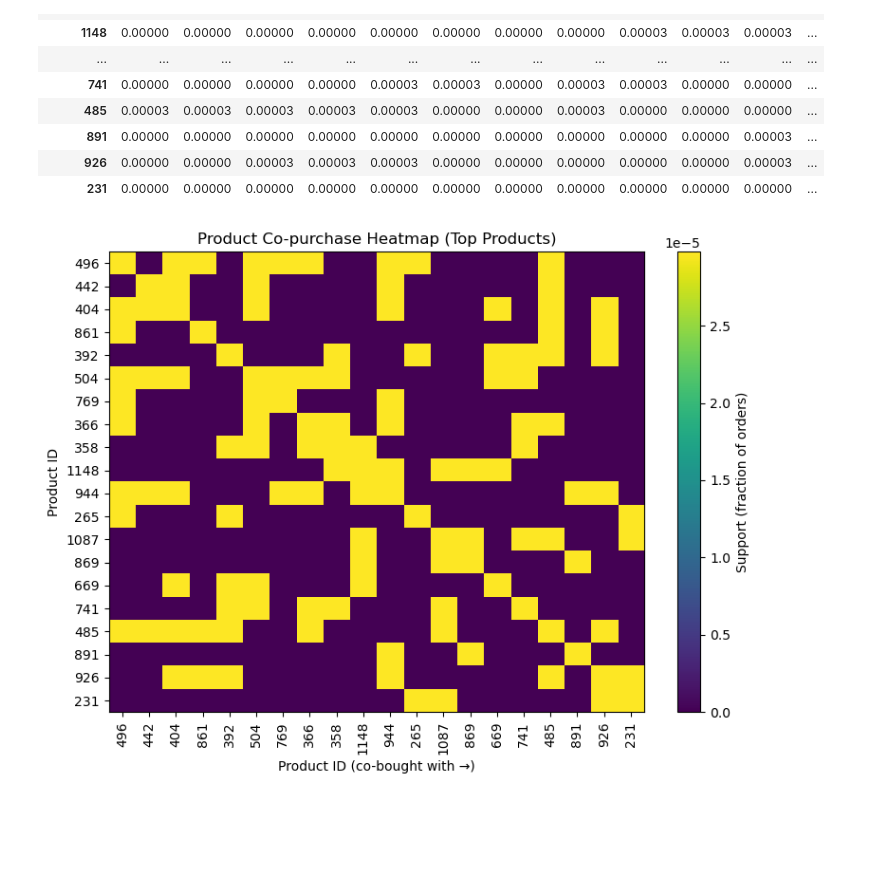
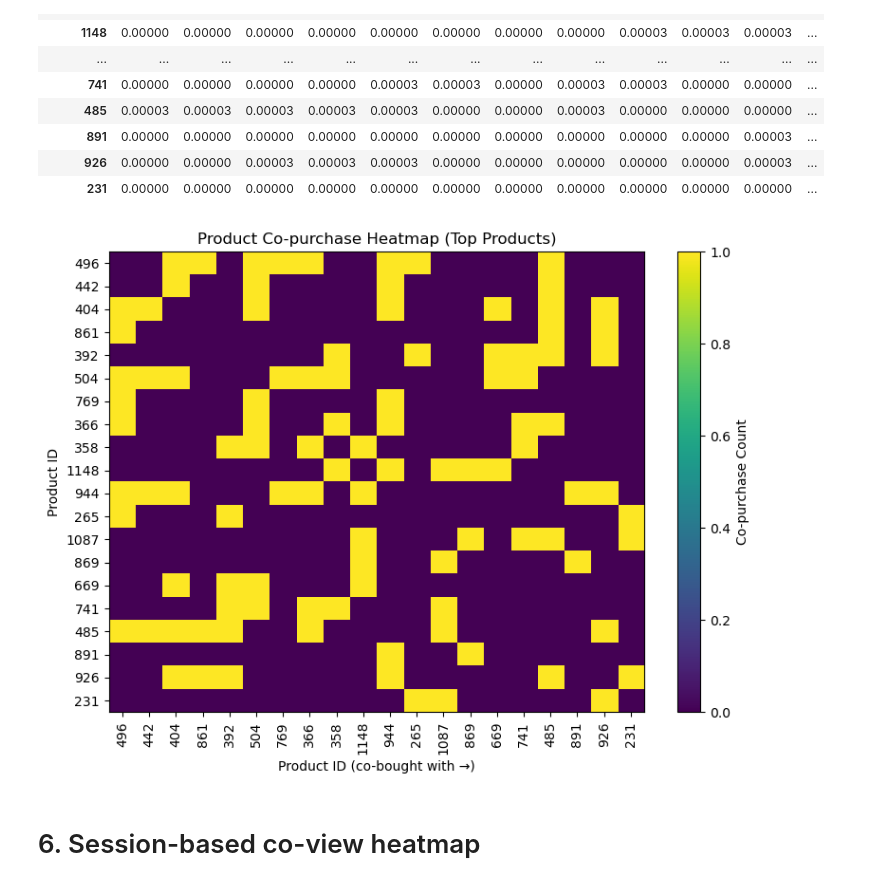
Before and after one commit to lauren-haan-gilbert/customer-behaviour-insight-engine, a Jupyter notebook: notebooks/05_association_rules.ipynb, the cells around one changed output. Saved outputs shown, nothing was run; the diff lists cells and outputs as text; code cells hidden in the pictures; blank space fills up the shorter version.

Commit message:
Updated Heatmap

```diff
--- a/notebooks/05_association_rules.ipynb
+++ b/notebooks/05_association_rules.ipynb
@@ -475,26 +475,28 @@ co_support
 # %%
 # ---- Plot the co-purchase heatmap ----
 
+# Co-purchase counts matrix
+co_counts = subset.T.dot(subset)
+
+# Zero out the diagonal (product with itself)
+np.fill_diagonal(co_counts.values, 0)
+
 plt.figure(figsize=(8, 6))
 
-# co_support is a square matrix: rows = product_id, cols = product_id
-plt.imshow(co_support, aspect="auto")
-plt.colorbar(label="Support (fraction of orders)")
+np.fill_diagonal(co_counts.values, 0)
 
-plt.xticks(
-    ticks=range(len(top_products)),
-    labels=top_products,
-    rotation=90
-)
-plt.yticks(
-    ticks=range(len(top_products)),
-    labels=top_products
-)
+plt.imshow(co_counts, aspect="auto", cmap="viridis")
+plt.colorbar(label="Co-purchase Count")
+
+plt.xticks(range(len(top_products)), top_products, rotation=90)
+plt.yticks(range(len(top_products)), top_products)
 
 plt.title("Product Co-purchase Heatmap (Top Products)")
 plt.xlabel("Product ID (co-bought with →)")
 plt.ylabel("Product ID")
 plt.tight_layout()
 plt.show()
 # %% [output]
-[figure, old version]
+[figure, new version]
+# %% [markdown]
+# 6. Session-based co-view heatmap
```
Also changed, not shown: parts of 1 cell of this notebook.
